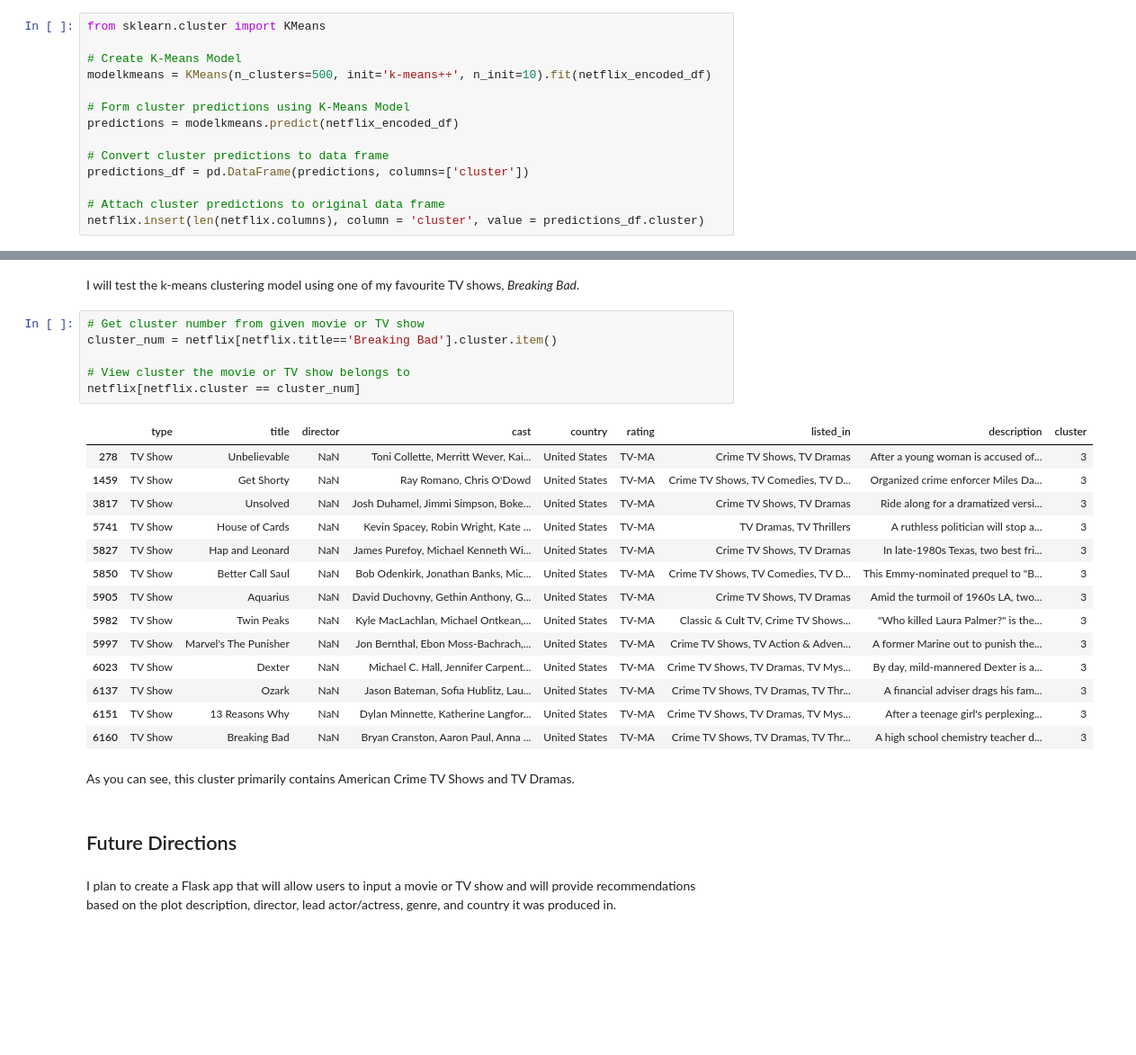
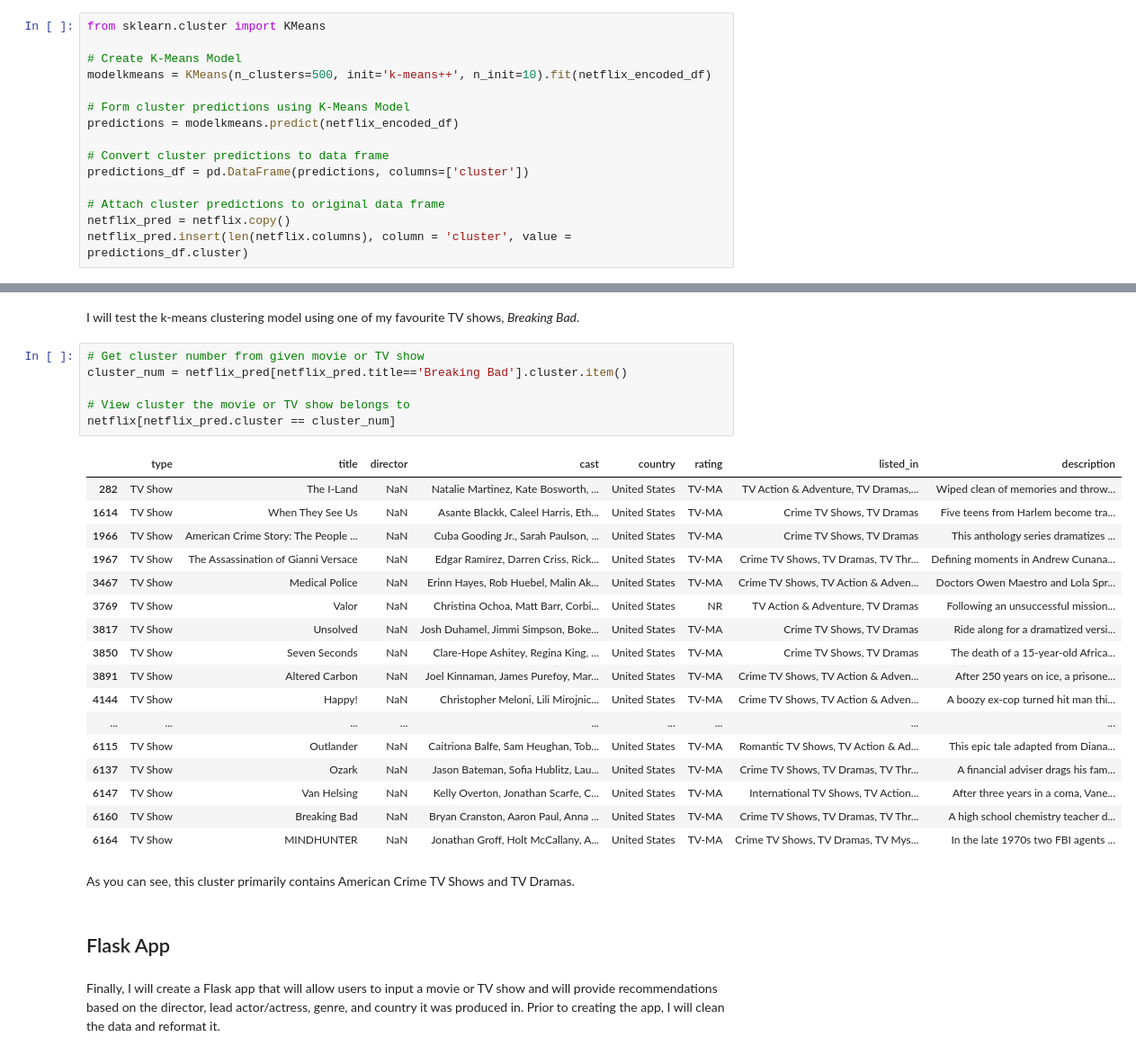
Before and after one commit to xavier-lim/flixRecommender, a Jupyter notebook: flixRecommender.ipynb, the cells around one changed output, grey strips where cells are left out. Shown at 90% size. Saved outputs shown, nothing was run; the diff lists cells and outputs as text; blank space fills up the shorter version.

```diff
--- a/flixRecommender.ipynb
+++ b/flixRecommender.ipynb
@@ -221,5 +224,6 @@ predictions = modelkmeans.predict(netflix_encoded_df)
 predictions_df = pd.DataFrame(predictions, columns=['cluster'])
 
 # Attach cluster predictions to original data frame
-netflix.insert(len(netflix.columns), column = 'cluster', value = predictions_df.cluster)
+netflix_pred = netflix.copy()
+netflix_pred.insert(len(netflix.columns), column = 'cluster', value = predictions_df.cluster)
 # %%
@@ -238,29 +242,32 @@ netflix.head()
 I will test the k-means clustering model using one of my favourite TV shows, *Breaking Bad*.
 # %%
 # Get cluster number from given movie or TV show
-cluster_num = netflix[netflix.title=='Breaking Bad'].cluster.item()
+cluster_num = netflix_pred[netflix_pred.title=='Breaking Bad'].cluster.item()
 
 # View cluster the movie or TV show belongs to
-netflix[netflix.cluster == cluster_num]
+netflix[netflix_pred.cluster == cluster_num]
 # %% [output]
-|  | type | title | director | cast | country | rating | listed_in | description | cluster |
-| 278 | TV Show | Unbelievable | NaN | Toni Collette, Merritt Wever, Kai... | United States | TV-MA | Crime TV Shows, TV Dramas | After a young woman is accused of... | 3 |
-| 1459 | TV Show | Get Shorty | NaN | Ray Romano, Chris O'Dowd | United States | TV-MA | Crime TV Shows, TV Comedies, TV D... | Organized crime enforcer Miles Da... | 3 |
-| 3817 | TV Show | Unsolved | NaN | Josh Duhamel, Jimmi Simpson, Boke... | United States | TV-MA | Crime TV Shows, TV Dramas | Ride along for a dramatized versi... | 3 |
-| 5741 | TV Show | House of Cards | NaN | Kevin Spacey, Robin Wright, Kate ... | United States | TV-MA | TV Dramas, TV Thrillers | A ruthless politician will stop a... | 3 |
-| 5827 | TV Show | Hap and Leonard | NaN | James Purefoy, Michael Kenneth Wi... | United States | TV-MA | Crime TV Shows, TV Dramas | In late-1980s Texas, two best fri... | 3 |
-| 5850 | TV Show | Better Call Saul | NaN | Bob Odenkirk, Jonathan Banks, Mic... | United States | TV-MA | Crime TV Shows, TV Comedies, TV D... | This Emmy-nominated prequel to "B... | 3 |
-| 5905 | TV Show | Aquarius | NaN | David Duchovny, Gethin Anthony, G... | United States | TV-MA | Crime TV Shows, TV Dramas | Amid the turmoil of 1960s LA, two... | 3 |
-| 5982 | TV Show | Twin Peaks | NaN | Kyle MacLachlan, Michael Ontkean,... | United States | TV-MA | Classic & Cult TV, Crime TV Shows... | "Who killed Laura Palmer?" is the... | 3 |
-| 5997 | TV Show | Marvel's The Punisher | NaN | Jon Bernthal, Ebon Moss-Bachrach,... | United States | TV-MA | Crime TV Shows, TV Action & Adven... | A former Marine out to punish the... | 3 |
-| 6023 | TV Show | Dexter | NaN | Michael C. Hall, Jennifer Carpent... | United States | TV-MA | Crime TV Shows, TV Dramas, TV Mys... | By day, mild-mannered Dexter is a... | 3 |
-| 6137 | TV Show | Ozark | NaN | Jason Bateman, Sofia Hublitz, Lau... | United States | TV-MA | Crime TV Shows, TV Dramas, TV Thr... | A financial adviser drags his fam... | 3 |
-| 6151 | TV Show | 13 Reasons Why | NaN | Dylan Minnette, Katherine Langfor... | United States | TV-MA | Crime TV Shows, TV Dramas, TV Mys... | After a teenage girl's perplexing... | 3 |
-| 6160 | TV Show | Breaking Bad | NaN | Bryan Cranston, Aaron Paul, Anna ... | United States | TV-MA | Crime TV Shows, TV Dramas, TV Thr... | A high school chemistry teacher d... | 3 |
+|  | type | title | director | cast | country | rating | listed_in | description |
+| 282 | TV Show | The I-Land | NaN | Natalie Martinez, Kate Bosworth, ... | United States | TV-MA | TV Action & Adventure, TV Dramas,... | Wiped clean of memories and throw... |
+| 1614 | TV Show | When They See Us | NaN | Asante Blackk, Caleel Harris, Eth... | United States | TV-MA | Crime TV Shows, TV Dramas | Five teens from Harlem become tra... |
+| 1966 | TV Show | American Crime Story: The People ... | NaN | Cuba Gooding Jr., Sarah Paulson, ... | United States | TV-MA | Crime TV Shows, TV Dramas | This anthology series dramatizes ... |
+| 1967 | TV Show | The Assassination of Gianni Versace | NaN | Edgar Ramírez, Darren Criss, Rick... | United States | TV-MA | Crime TV Shows, TV Dramas, TV Thr... | Defining moments in Andrew Cunana... |
+| 3467 | TV Show | Medical Police | NaN | Erinn Hayes, Rob Huebel, Malin Ak... | United States | TV-MA | Crime TV Shows, TV Action & Adven... | Doctors Owen Maestro and Lola Spr... |
+| 3769 | TV Show | Valor | NaN | Christina Ochoa, Matt Barr, Corbi... | United States | NR | TV Action & Adventure, TV Dramas | Following an unsuccessful mission... |
+| 3817 | TV Show | Unsolved | NaN | Josh Duhamel, Jimmi Simpson, Boke... | United States | TV-MA | Crime TV Shows, TV Dramas | Ride along for a dramatized versi... |
+| 3850 | TV Show | Seven Seconds | NaN | Clare-Hope Ashitey, Regina King, ... | United States | TV-MA | Crime TV Shows, TV Dramas | The death of a 15-year-old Africa... |
+| 3891 | TV Show | Altered Carbon | NaN | Joel Kinnaman, James Purefoy, Mar... | United States | TV-MA | Crime TV Shows, TV Action & Adven... | After 250 years on ice, a prisone... |
+| 4144 | TV Show | Happy! | NaN | Christopher Meloni, Lili Mirojnic... | United States | TV-MA | Crime TV Shows, TV Action & Adven... | A boozy ex-cop turned hit man thi... |
+| ... | ... | ... | ... | ... | ... | ... | ... | ... |
+| 6115 | TV Show | Outlander | NaN | Caitriona Balfe, Sam Heughan, Tob... | United States | TV-MA | Romantic TV Shows, TV Action & Ad... | This epic tale adapted from Diana... |
+| 6137 | TV Show | Ozark | NaN | Jason Bateman, Sofia Hublitz, Lau... | United States | TV-MA | Crime TV Shows, TV Dramas, TV Thr... | A financial adviser drags his fam... |
+| 6147 | TV Show | Van Helsing | NaN | Kelly Overton, Jonathan Scarfe, C... | United States | TV-MA | International TV Shows, TV Action... | After three years in a coma, Vane... |
+| 6160 | TV Show | Breaking Bad | NaN | Bryan Cranston, Aaron Paul, Anna ... | United States | TV-MA | Crime TV Shows, TV Dramas, TV Thr... | A high school chemistry teacher d... |
+| 6164 | TV Show | MINDHUNTER | NaN | Jonathan Groff, Holt McCallany, A... | United States | TV-MA | Crime TV Shows, TV Dramas, TV Mys... | In the late 1970s two FBI agents ... |
 # %% [markdown]
 As you can see, this cluster primarily contains American Crime TV Shows and TV Dramas.
-# %% [markdown]
-#
-## Future Directions
+# %% [markdown]
+#
+## Flask App
 # %% [markdown]
-I plan to create a Flask app that will allow users to input a movie or TV show and will provide recommendations based on the plot description, director, lead actor/actress, genre, and country it was produced in.
+Finally, I will create a Flask app that will allow users to input a movie or TV show and will provide recommendations based on the director, lead actor/actress, genre, and country it was produced in. Prior to creating the app, I will clean the data and reformat it.
```
Also changed, not shown: parts of 6 cells of this notebook.
